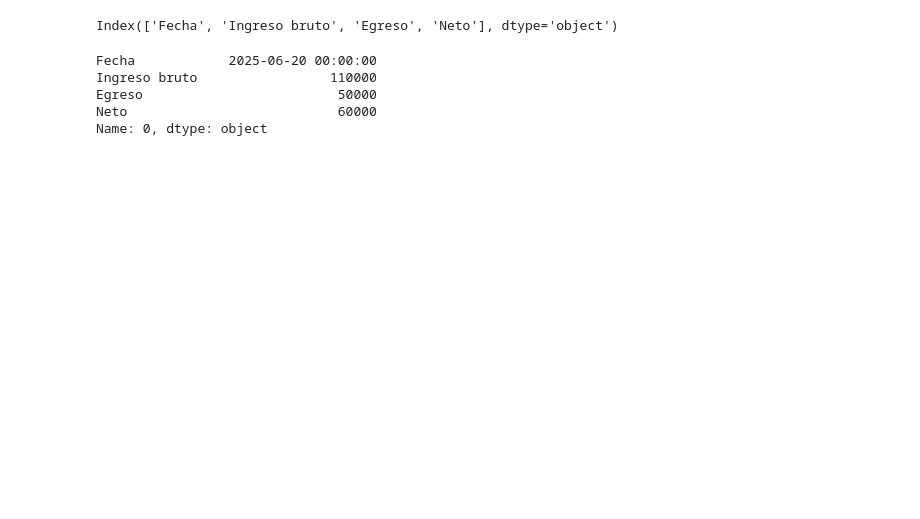
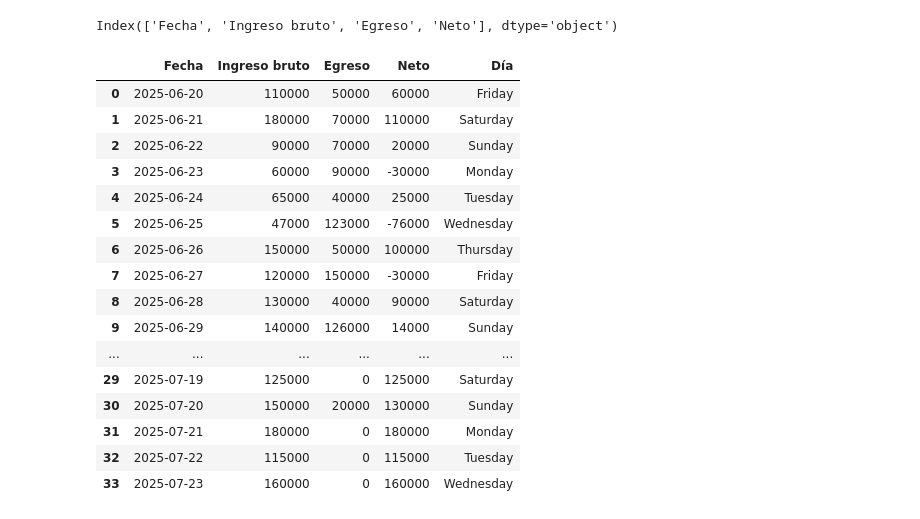
Before and after one commit to mrioshe/CarrPerformance, a Jupyter notebook: getData.ipynb, the cells around one changed output. Cells and saved outputs as stored; diff of their text form; code cells hidden in the pictures; blank space fills up the shorter version.

```diff
--- a/getData.ipynb
+++ b/getData.ipynb
@@ -55,10 +55,23 @@ DataDf.columns
 # %% [output]
 Index(['Fecha', 'Ingreso bruto', 'Egreso', 'Neto'], dtype='object')
 # %%
-DataDf[]
+DataDf['Día']=DataDf['Fecha'].dt.day_name()
+DataDf
 # %% [output]
-Fecha            2025-06-20 00:00:00
-Ingreso bruto                 110000
-Egreso                         50000
-Neto                           60000
-Name: 0, dtype: object
+|  | Fecha | Ingreso bruto | Egreso | Neto | Día |
+| 0 | 2025-06-20 | 110000 | 50000 | 60000 | Friday |
+| 1 | 2025-06-21 | 180000 | 70000 | 110000 | Saturday |
+| 2 | 2025-06-22 | 90000 | 70000 | 20000 | Sunday |
+| 3 | 2025-06-23 | 60000 | 90000 | -30000 | Monday |
+| 4 | 2025-06-24 | 65000 | 40000 | 25000 | Tuesday |
+| 5 | 2025-06-25 | 47000 | 123000 | -76000 | Wednesday |
+| 6 | 2025-06-26 | 150000 | 50000 | 100000 | Thursday |
+| 7 | 2025-06-27 | 120000 | 150000 | -30000 | Friday |
+| 8 | 2025-06-28 | 130000 | 40000 | 90000 | Saturday |
+| 9 | 2025-06-29 | 140000 | 126000 | 14000 | Sunday |
+| ... | ... | ... | ... | ... | ... |
+| 29 | 2025-07-19 | 125000 | 0 | 125000 | Saturday |
+| 30 | 2025-07-20 | 150000 | 20000 | 130000 | Sunday |
+| 31 | 2025-07-21 | 180000 | 0 | 180000 | Monday |
+| 32 | 2025-07-22 | 115000 | 0 | 115000 | Tuesday |
+| 33 | 2025-07-23 | 160000 | 0 | 160000 | Wednesday |
```
Also changed, not shown: parts of 7 cells of this notebook.
